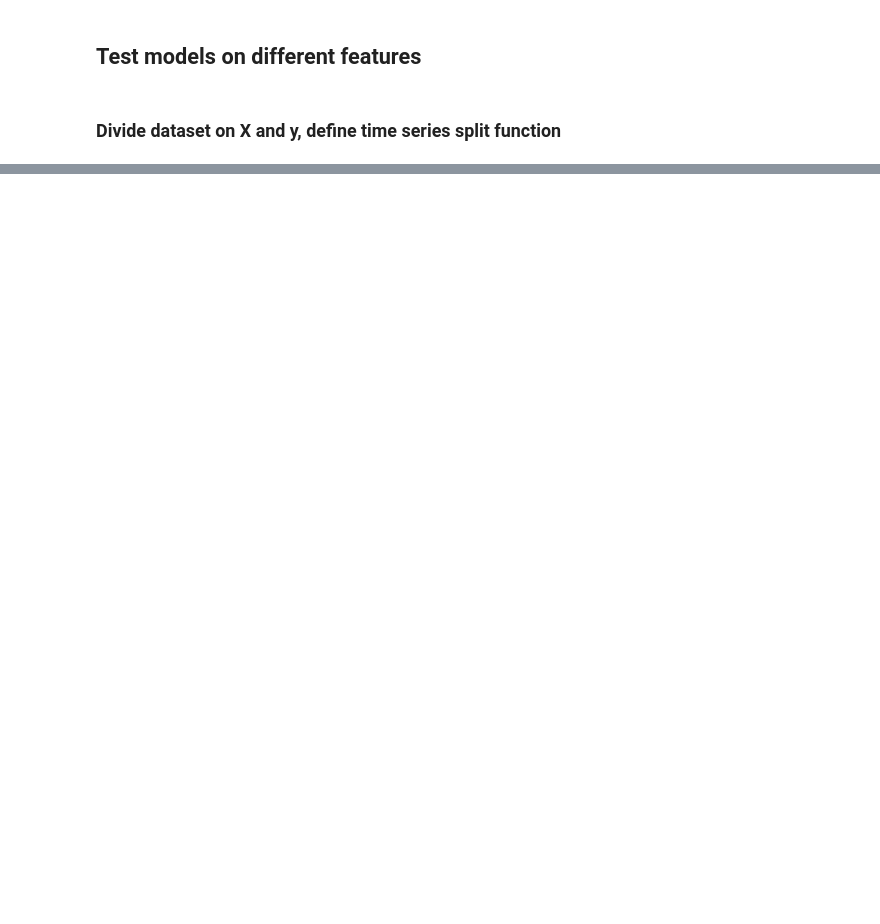
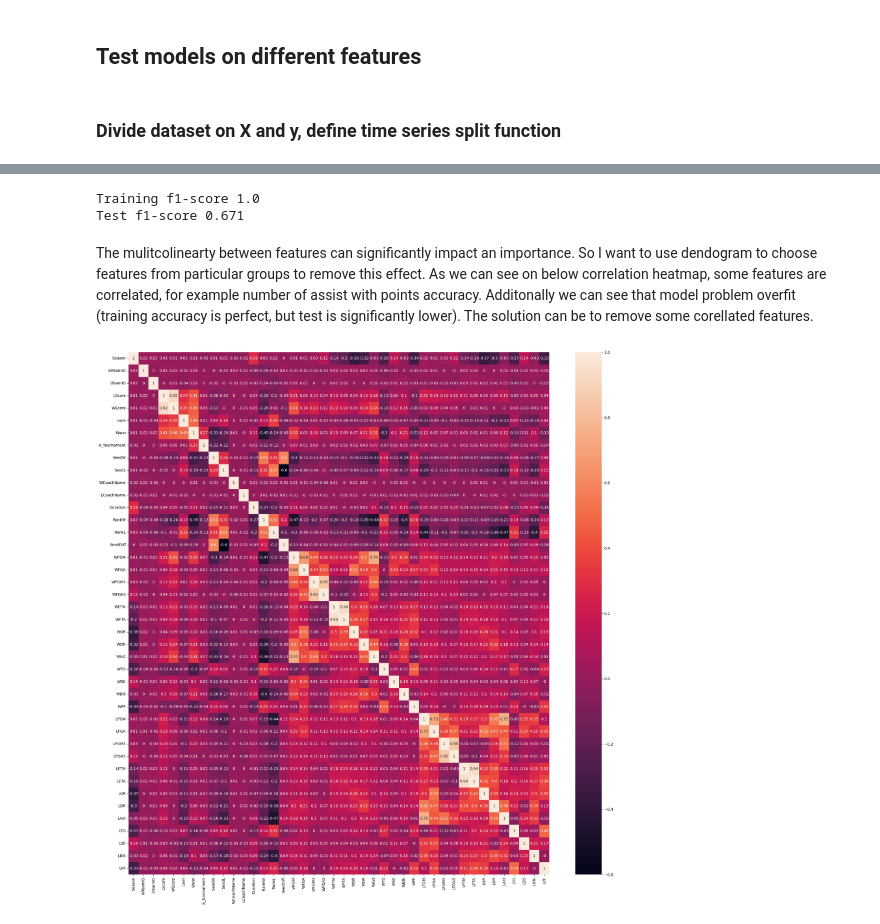
Before and after one commit to KacperUrban/Forecasting-NCAA-BB, a Jupyter notebook: feature_eng.ipynb, the cells around one changed output, grey strips where cells are left out. Cells and saved outputs as stored; diff of their text form; code cells hidden in the pictures; blank space fills up the shorter version.

```diff
--- a/feature_eng.ipynb
+++ b/feature_eng.ipynb
@@ -171,0 +166,3 @@ For women's games
+# %%
+rf_clfm = RandomForestClassifier()
+rf_clfm.fit(X_trainm, y_trainm)
@@ -171,0 +194,16 @@ For women's games
+# %%
+y_predtrain = rf_clfm.predict(X_trainm)
+y_predtest = rf_clfm.predict(X_testm)
+print(f"Training f1-score {round(f1_score(y_trainm, y_predtrain), 3)}")
+print(f"Test f1-score {round(f1_score(y_testm, y_predtest), 3)}")
+# %% [output]
+Training f1-score 1.0
+Test f1-score 0.671
+# %% [markdown]
+The mulitcolinearty between features can significantly impact an importance. So I want to use dendogram to choose features from particular groups to remove this effect. As we can see on below correlation heatmap, some features are correlated, for example number of assist with points accuracy. Additonally we can see that model problem overfit (training accuracy is perfect, but test is significantly lower). The solution can be to remove some corellated features.
+# %%
+fig, ax = plt.subplots(figsize=(25, 25))
+sns.heatmap(round(X_trainm.corr(), 2), annot=True, xticklabels=X_trainm.columns, yticklabels=X_trainm.columns)
+plt.show()
+# %% [output]
+[figure, added]
```
Also changed, not shown: parts of 20 cells of this notebook, 1 other file.
